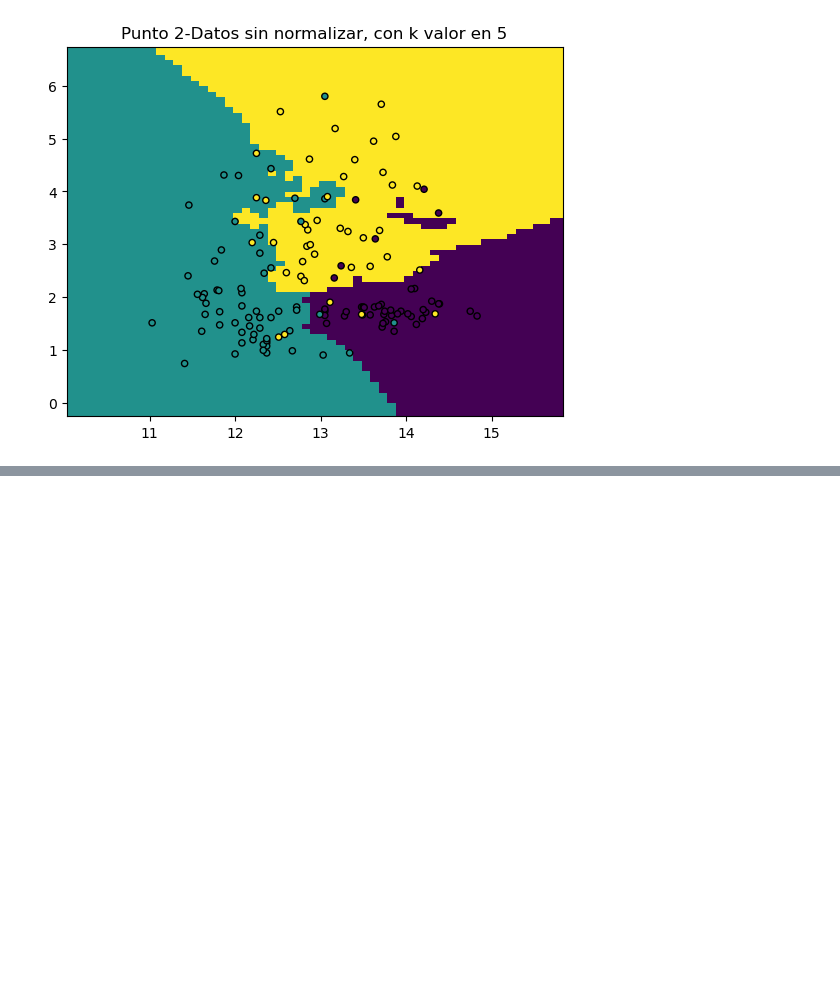
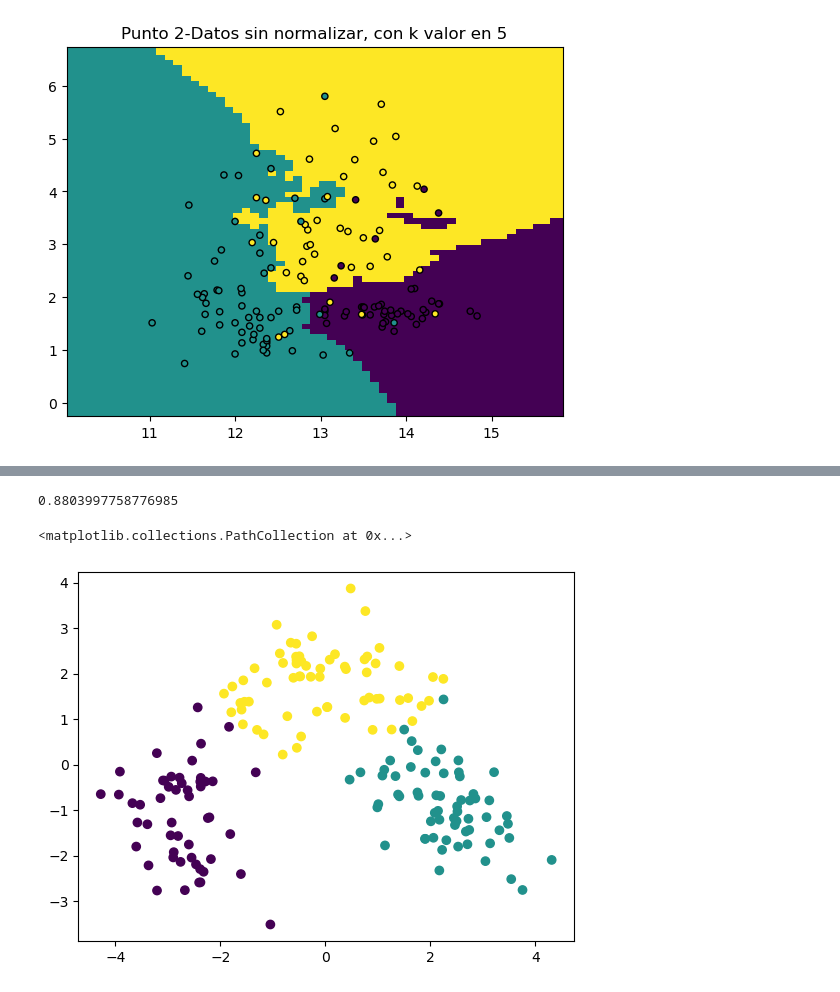
Before and after one commit to DanteBelNan/TP_Final-Machine-Learning, a Jupyter notebook: Tp_final.ipynb, the cells around one changed output, grey strips where cells are left out. Cells and saved outputs as stored; diff of their text form; code cells hidden in the pictures; blank space fills up the shorter version.

```diff
--- a/Tp_final.ipynb
+++ b/Tp_final.ipynb
@@ -200,0 +232,18 @@ Text(0, 0.5, 'Componente pca2')
+# %%
+#Datos normalizados
+from sklearn.cluster import KMeans
+from sklearn import metrics
+
+k_means = KMeans(n_clusters=3, max_iter=1000)
+k_means.fit(transformadaNorm)
+
+pred=k_means.predict(transformadaNorm)
+
+score=metrics.adjusted_rand_score(Y, pred)
+
+print(score)
+plt.scatter(transformadaNorm[:, 0], transformadaNorm[:, 1], c=pred)
+# %% [output]
+0.8803997758776985
+<matplotlib.collections.PathCollection at 0x...>
+[figure, added]
```
Also changed, not shown: parts of 23 cells of this notebook.
